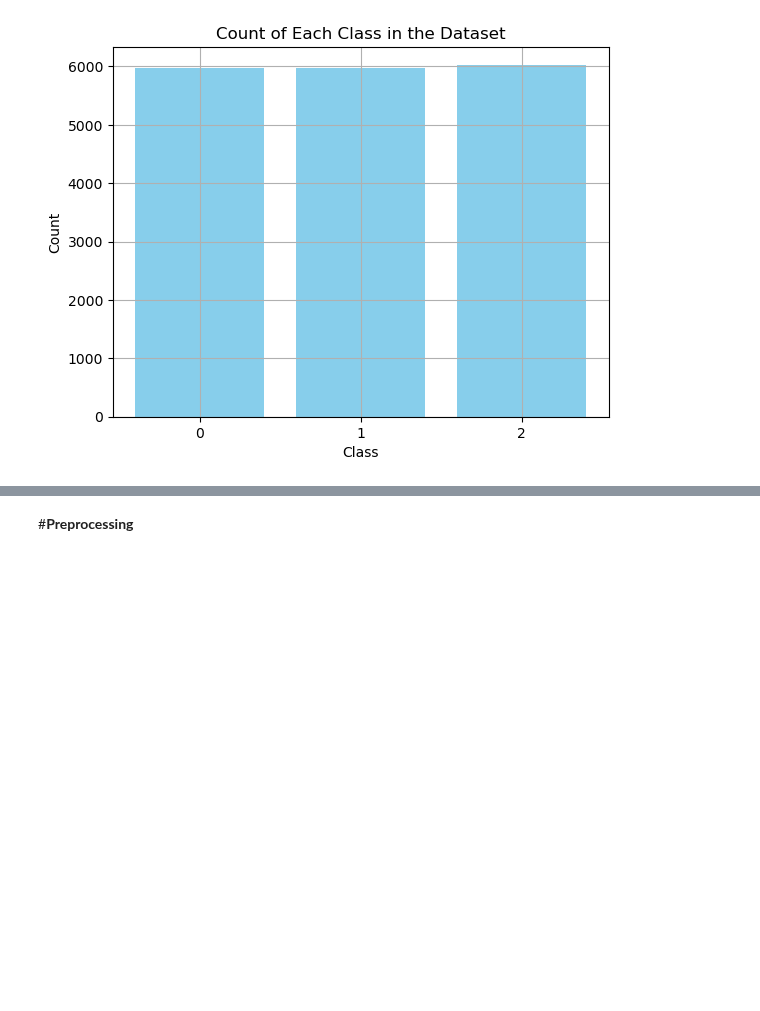
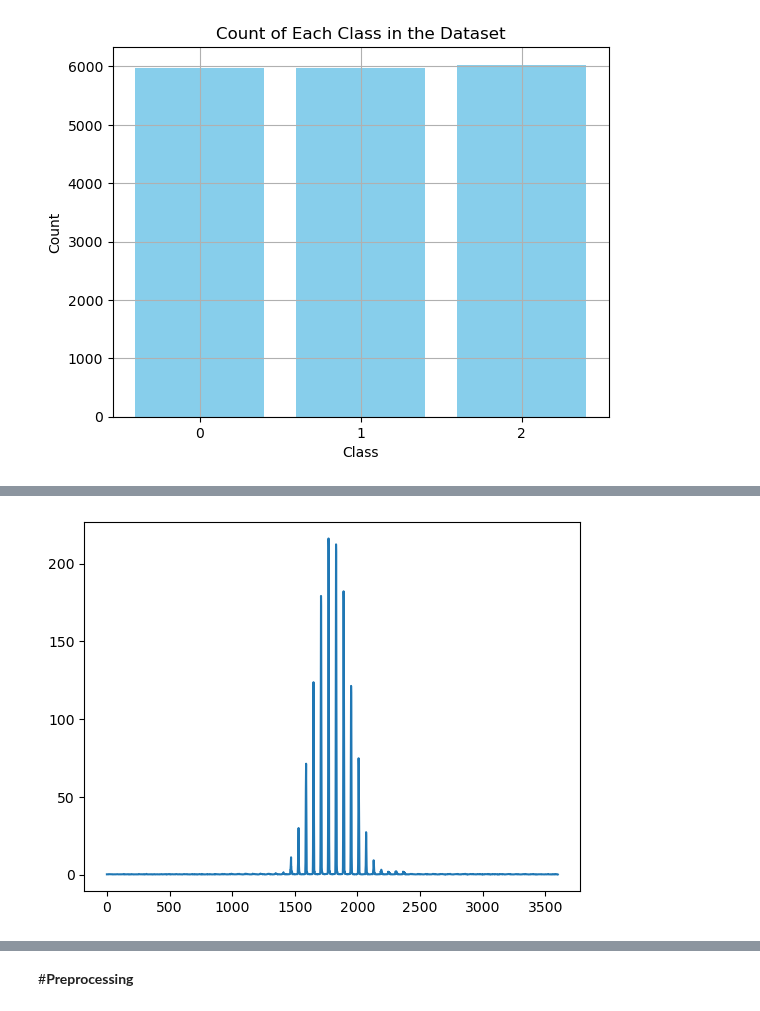
Before and after one commit to FaridRash/DATA-MINING-MACHINE-LEARNING-semester-2-, a Jupyter notebook: The Final Project/Notebooks/Farid/Farid_CNN_linux.ipynb, the cells around one changed output, grey strips where cells are left out. Cells and saved outputs as stored; diff of their text form; code cells hidden in the pictures; blank space fills up the shorter version.

Commit message:
mean of each pixels

```diff
--- a/The Final Project/Notebooks/Farid/Farid_CNN_linux.ipynb
+++ b/The Final Project/Notebooks/Farid/Farid_CNN_linux.ipynb
@@ -304,0 +355,7 @@ plt.show()
+# %%
+class_0_mean = np.mean(class_0_flatten, axis=0)
+
+plt.plot(class_0_mean)
+plt.show()
+# %% [output]
+[figure, added]
```
Also changed, not shown: parts of 17 cells of this notebook.
